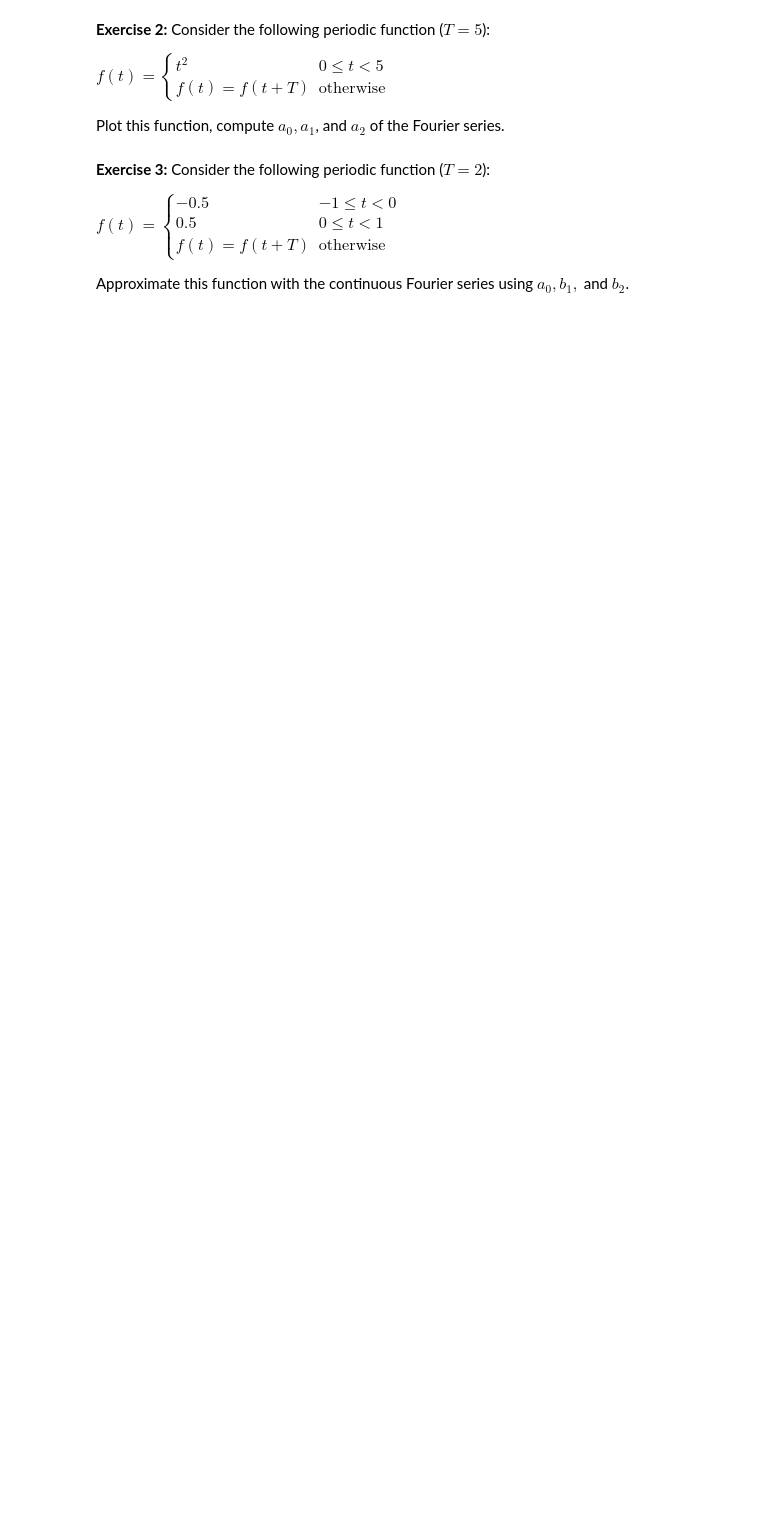
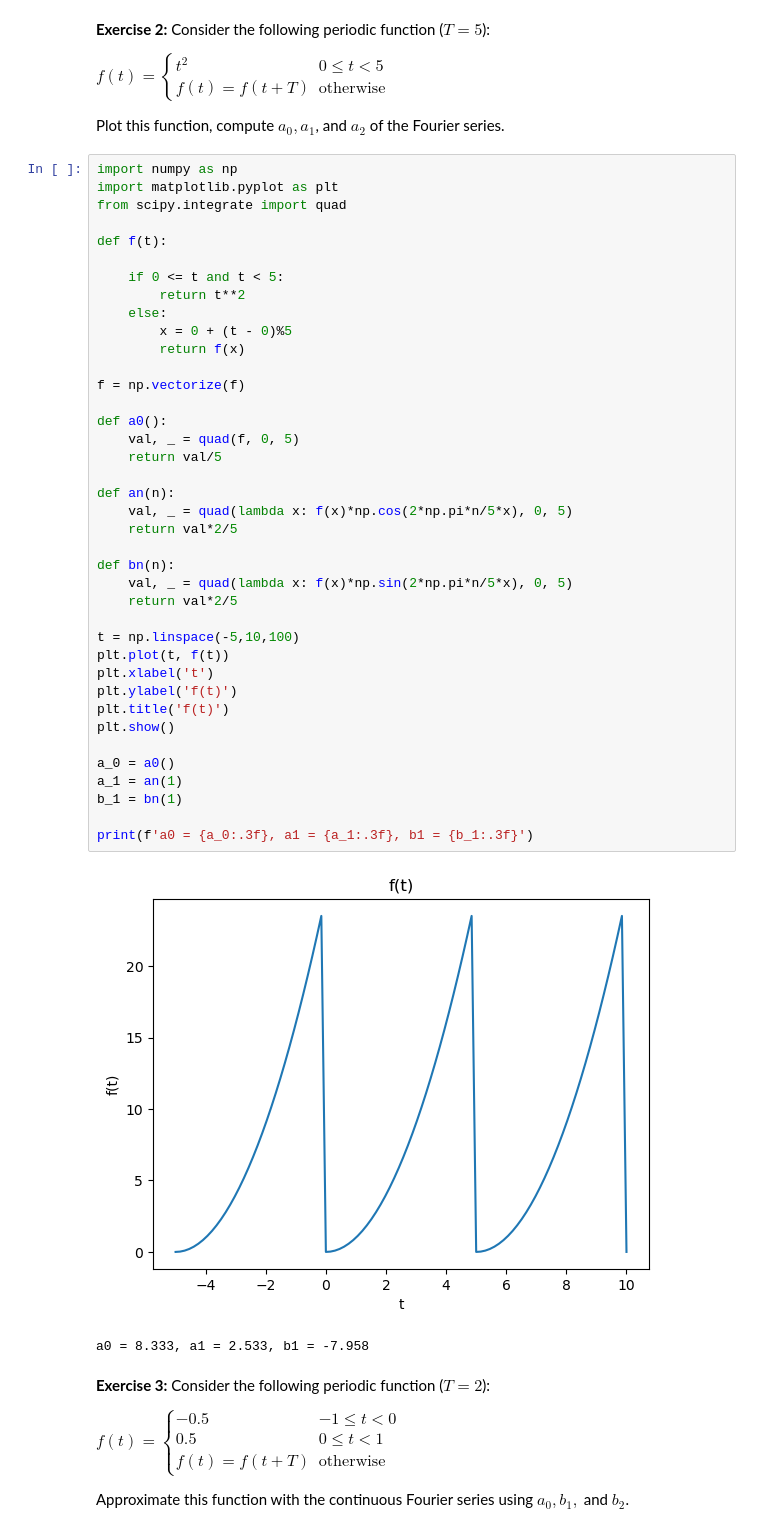
Before and after one commit to AlejandroRG03/computacion_master, a Jupyter notebook: USC-FCA-main/Fourier.ipynb, the cells around one changed output. Drawn from its saved outputs; the diff is of its cells as text; blank space fills up the shorter version.

```diff
--- a/USC-FCA-main/Fourier.ipynb
+++ b/USC-FCA-main/Fourier.ipynb
@@ -311,6 +351,48 @@ f(t) = f(t+T) & \text{otherwise}
 \end{cases}$
 
 Plot this function, compute $a_0, a_1$, and $a_2$ of the Fourier series.
+# %%
+import numpy as np
+import matplotlib.pyplot as plt
+from scipy.integrate import quad
+
+def f(t):
+
+    if 0 <= t and t < 5:
+        return t**2
+    else:
+        x = 0 + (t - 0)%5
+        return f(x)
+
+f = np.vectorize(f)
+
+def a0():
+    val, _ = quad(f, 0, 5)
+    return val/5
+
+def an(n):
+    val, _ = quad(lambda x: f(x)*np.cos(2*np.pi*n/5*x), 0, 5)
+    return val*2/5
+
+def bn(n):
+    val, _ = quad(lambda x: f(x)*np.sin(2*np.pi*n/5*x), 0, 5)
+    return val*2/5
+
+t = np.linspace(-5,10,100)
+plt.plot(t, f(t))
+plt.xlabel('t')
+plt.ylabel('f(t)')
+plt.title('f(t)')
+plt.show()
+
+a_0 = a0()
+a_1 = an(1)
+b_1 = bn(1)
+
+print(f'a0 = {a_0:.3f}, a1 = {a_1:.3f}, b1 = {b_1:.3f}')
+# %% [output]
+[figure, added]
+a0 = 8.333, a1 = 2.533, b1 = -7.958
 # %% [markdown]
 
 **Exercise 3:** Consider the following periodic function ($T=2$):
```
Also changed, not shown: parts of 2 cells of this notebook.
